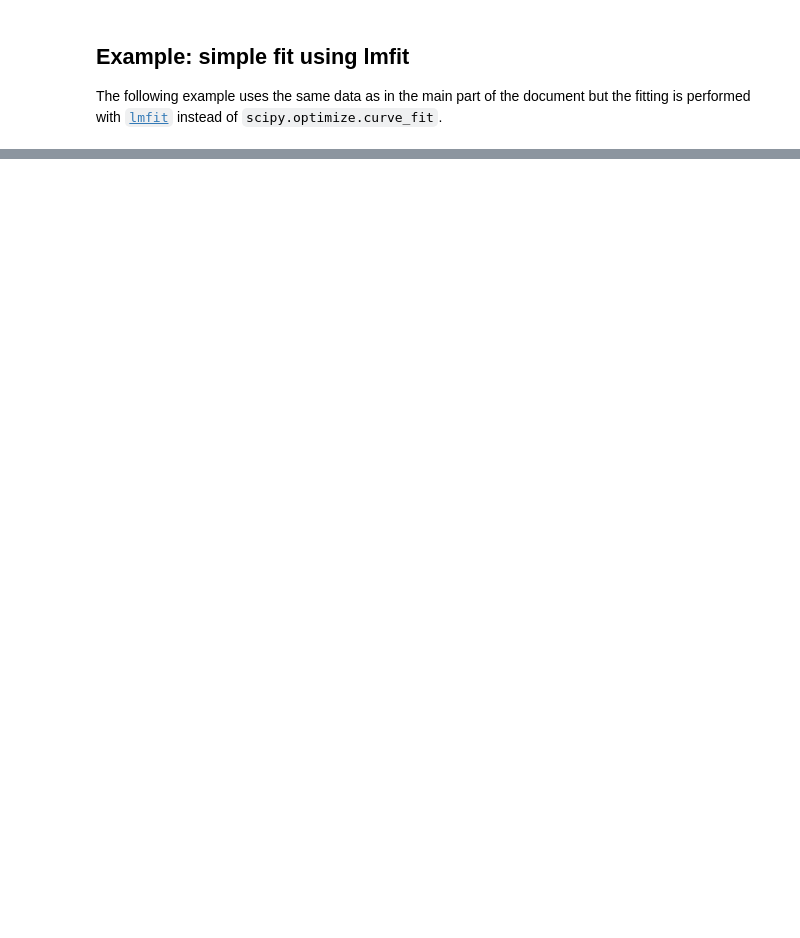
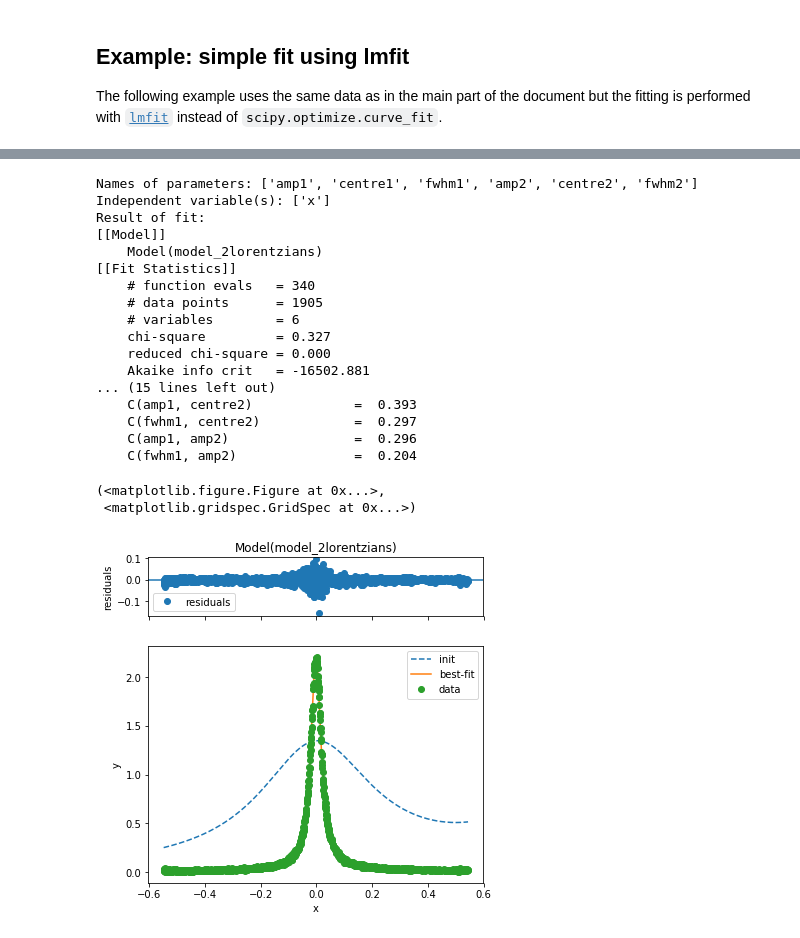
Before and after one commit to QENSlibrary/QENSmodels, a Jupyter notebook: examples/Example_QENS_fitting_function_lorentzian.ipynb, the cells around one changed output, grey strips where cells are left out. Saved outputs shown, nothing was run; the diff lists cells and outputs as text; code cells hidden in the pictures; blank space fills up the shorter version.

Commit message:
added fitting example with 2 lorentzians and associated reference data file.

```diff
--- a/examples/Example_QENS_fitting_function_lorentzian.ipynb
+++ b/examples/Example_QENS_fitting_function_lorentzian.ipynb
@@ -133,0 +141,47 @@ Result of fit:
+# %%
+from lmfit import Model
+import matplotlib.pyplot as plt
+%matplotlib inline
+
+# Create model - 2 lorentzians - 6 parameters
+def model_2lorentzians(x, amp1, centre1, fwhm1, amp2, centre2, fwhm2):
+    return QENSmodels.lorentzian(x, amp1, centre1, fwhm1) + QENSmodels.lorentzian(x, amp2, centre2, fwhm2)
+
+gmodel = Model(model_2lorentzians)
+print 'Names of parameters:', gmodel.param_names
+print 'Independent variable(s):', gmodel.independent_vars
+
+# Load reference data - extract x and y values
+two_lorentzians_iris = np.loadtxt('data_2lorentzians.dat')
+xx = two_lorentzians_iris[:, 0]
+yy = two_lorentzians_iris[:, 1]
+
+# Fit
+result = gmodel.fit(yy, x=xx, amp1=1, centre1=0, fwhm1=0.5, amp2=1, centre2=1, fwhm2=0.5)
+
+# display result
+print'Result of fit:\n',result.fit_report()
+
+# plot
+result.plot()
+# %% [output]
+Names of parameters: ['amp1', 'centre1', 'fwhm1', 'amp2', 'centre2', 'fwhm2']
+Independent variable(s): ['x']
+Result of fit:
+[[Model]]
+    Model(model_2lorentzians)
+[[Fit Statistics]]
+    # function evals   = 340
+    # data points      = 1905
+    # variables        = 6
+    chi-square         = 0.327
+    reduced chi-square = 0.000
+    Akaike info crit   = -16502.881
+... (15 lines left out)
+    C(amp1, centre2)             =  0.393
+    C(fwhm1, centre2)            =  0.297
+    C(amp1, amp2)                =  0.296
+    C(fwhm1, amp2)               =  0.204
+(<matplotlib.figure.Figure at 0x...>,
+ <matplotlib.gridspec.GridSpec at 0x...>)
+[figure, added]
```
Also changed, not shown: parts of 6 cells of this notebook, 1 other file.
